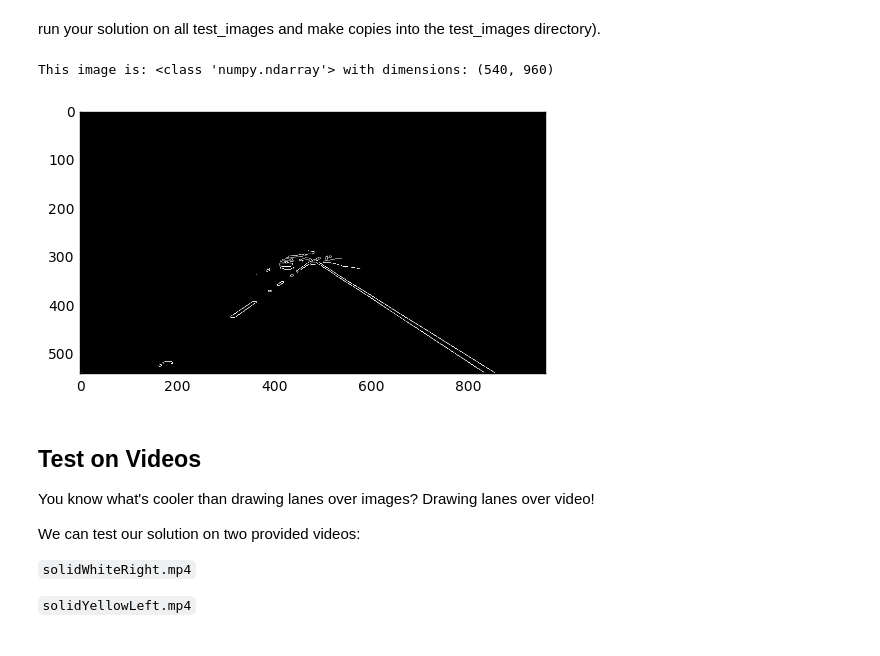
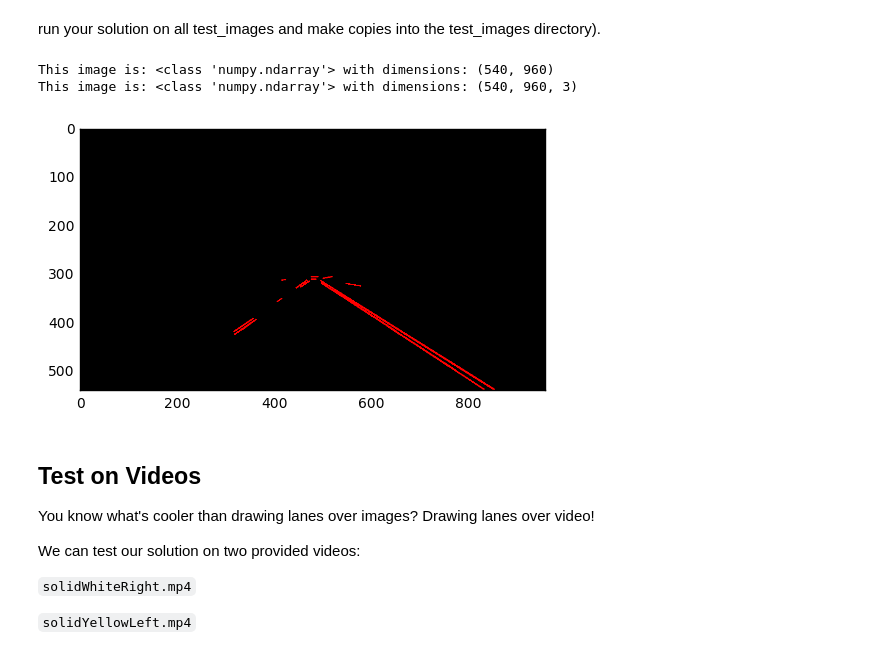
Before and after one commit to eljefec/CarND-LaneLines-P1, a Jupyter notebook: P1.ipynb, the cells around one changed output. Drawn from its saved outputs; the diff is of its cells as text; code cells hidden in the pictures.

Commit message:
Refactor function findLaneLines.

```diff
--- a/P1.ipynb
+++ b/P1.ipynb
@@ -177,43 +177,59 @@ run your solution on all test_images and make copies into the test_images direct
 # %%
 def printImage(image, grayscale = True):
     print('This image is:', type(image), 'with dimensions:', image.shape)
     if (grayscale):
         plt.imshow(image, cmap='gray')
     else:
         plt.imshow(image)
 
+def findLaneLines(image):
+    gray = grayscale(image)
+
+    smoothed = gaussian_blur(gray, 5)
+
+    cannied = canny(smoothed, 50, 150)
+
+    # Narrow image to region of interest. Use region_of_interest.
+    imshape = image.shape
+    vertices = np.array([[(0,imshape[0]),(imshape[1]/2, imshape[0]/2), (imshape[1]/2, imshape[0]/2), (imshape[1],imshape[0])]], dtype=np.int32)
+
+    narrowed = region_of_interest(cannied, vertices)
+
+    printImage(narrowed)
+
+    # TODO: Find lane lines. Use hough_lines.
+    # def hough_lines(img, rho, theta, threshold, min_line_len, max_line_gap):
+
+    rho = 1 # distance resolution in pixels of the Hough grid
+    theta = np.pi/180 # angular resolution in radians of the Hough grid
+    threshold = 40     # minimum number of votes (intersections in Hough grid cell)
+    min_line_length = 7 #minimum number of pixels making up a line
+    max_line_gap = 2    # maximum gap in pixels between connectable line segments
+
+    detected_lines = hough_lines(narrowed, rho, theta, threshold, min_line_length, max_line_gap)
+
+    printImage(detected_lines)
+
+    # TODO: Draw lines on black image. Use draw_lines.
+
+    # draw_lines(image, lines)
+
+    #print('lines: ', lines)
+
+    # TODO: Overlay lane lines on original image.
+    # TODO: Save resulting image to test_images.
+
+import os
+os.listdir("test_images/")
+
 #reading in an image
 image = mpimg.imread('test_images/solidWhiteRight.jpg')
 
-gray = grayscale(image)
-
-smoothed = gaussian_blur(gray, 5)
-
-cannied = canny(smoothed, 50, 150)
-
-# Narrow image to region of interest. Use region_of_interest.
-imshape = image.shape
-vertices = np.array([[(0,imshape[0]),(imshape[1]/2, imshape[0]/2), (imshape[1]/2, imshape[0]/2), (imshape[1],imshape[0])]], dtype=np.int32)
-
-narrowed = region_of_interest(cannied, vertices)
-
-printImage(narrowed)
-
-# TODO: Find lane lines. Use hough_lines.
-# def hough_lines(img, rho, theta, threshold, min_line_len, max_line_gap):
-
-rho = 1 # distance resolution in pixels of the Hough grid
-theta = np.pi/180 # angular resolution in radians of the Hough grid
-threshold = 40     # minimum number of votes (intersections in Hough grid cell)
-min_line_length = 7 #minimum number of pixels making up a line
-max_line_gap = 2    # maximum gap in pixels between connectable line segments
-
-# TODO: Draw lines on black image. Use draw_lines.
-# TODO: Overlay lane lines on original image.
-# TODO: Save resulting image to test_images.
+findLaneLines(image)
 # %% [output]
 This image is: <class 'numpy.ndarray'> with dimensions: (540, 960)
+This image is: <class 'numpy.ndarray'> with dimensions: (540, 960, 3)
-[figure, old version]
+[figure, new version]
 # %% [markdown]
 ## Test on Videos
 
```
